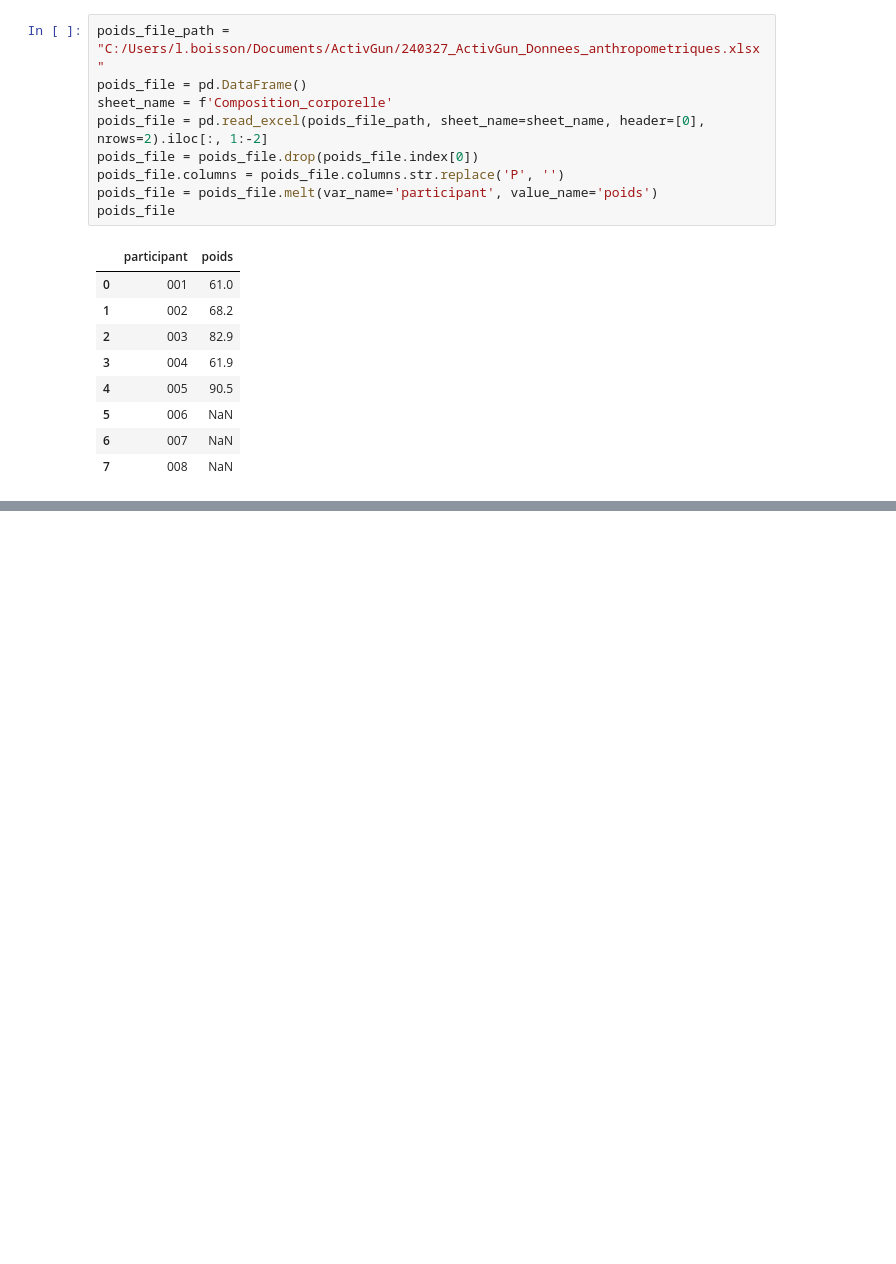
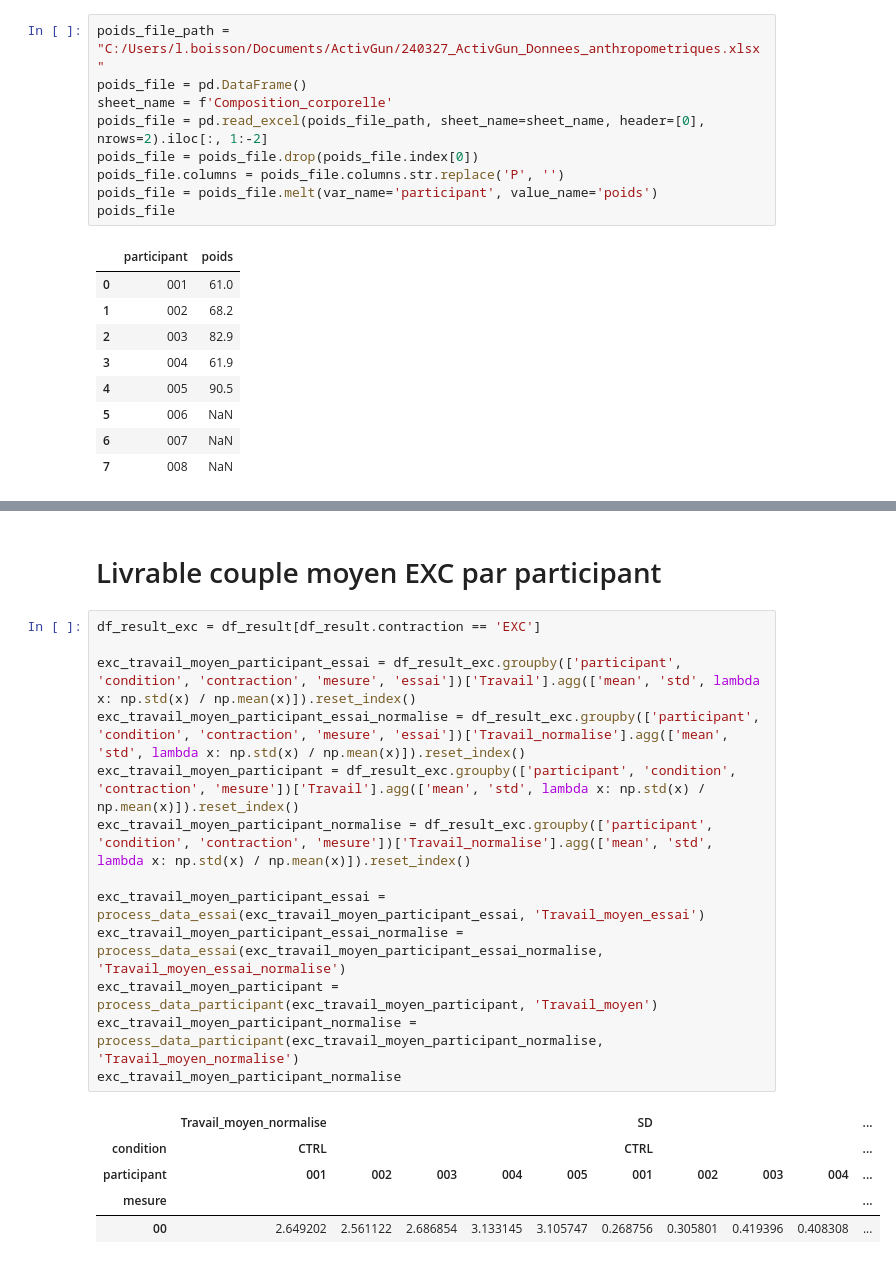
Before and after one commit to mathieucaumes/Traitement_ActivGun, a Jupyter notebook: ActivGun_iso.ipynb, the cells around one changed output, grey strips where cells are left out. Cells and saved outputs as stored; diff of their text form; blank space fills up the shorter version.

```diff
--- a/ActivGun_iso.ipynb
+++ b/ActivGun_iso.ipynb
@@ -611,0 +490,21 @@ max_MRFD_df
+# %% [markdown]
+# Livrable couple moyen EXC par participant
+# %%
+df_result_exc = df_result[df_result.contraction == 'EXC']
+
+exc_travail_moyen_participant_essai = df_result_exc.groupby(['participant', 'condition', 'contraction', 'mesure', 'essai'])['Travail'].agg(['mean', 'std', lambda x: np.std(x) / np.mean(x)]).reset_index()
+exc_travail_moyen_participant_essai_normalise = df_result_exc.groupby(['participant', 'condition', 'contraction', 'mesure', 'essai'])['Travail_normalise'].agg(['mean', 'std', lambda x: np.std(x) / np.mean(x)]).reset_index()
+exc_travail_moyen_participant = df_result_exc.groupby(['participant', 'condition', 'contraction', 'mesure'])['Travail'].agg(['mean', 'std', lambda x: np.std(x) / np.mean(x)]).reset_index()
+exc_travail_moyen_participant_normalise = df_result_exc.groupby(['participant', 'condition', 'contraction', 'mesure'])['Travail_normalise'].agg(['mean', 'std', lambda x: np.std(x) / np.mean(x)]).reset_index()
+
+exc_travail_moyen_participant_essai = process_data_essai(exc_travail_moyen_participant_essai, 'Travail_moyen_essai')
+exc_travail_moyen_participant_essai_normalise = process_data_essai(exc_travail_moyen_participant_essai_normalise, 'Travail_moyen_essai_normalise')
+exc_travail_moyen_participant = process_data_participant(exc_travail_moyen_participant, 'Travail_moyen')
+exc_travail_moyen_participant_normalise = process_data_participant(exc_travail_moyen_participant_normalise, 'Travail_moyen_normalise')
+exc_travail_moyen_participant_normalise
+# %% [output]
+|  | Travail_moyen_normalise |  |  |  |  | SD |  |  |  | ... |
+| condition | CTRL |  |  |  |  | CTRL |  |  |  | ... |
+| participant | 001 | 002 | 003 | 004 | 005 | 001 | 002 | 003 | 004 | ... |
+| mesure |  |  |  |  |  |  |  |  |  | ... |
+| 00 | 2.649202 | 2.561122 | 2.686854 | 3.133145 | 3.105747 | 0.268756 | 0.305801 | 0.419396 | 0.408308 | ... |
```
Also changed, not shown: parts of 40 cells of this notebook.
